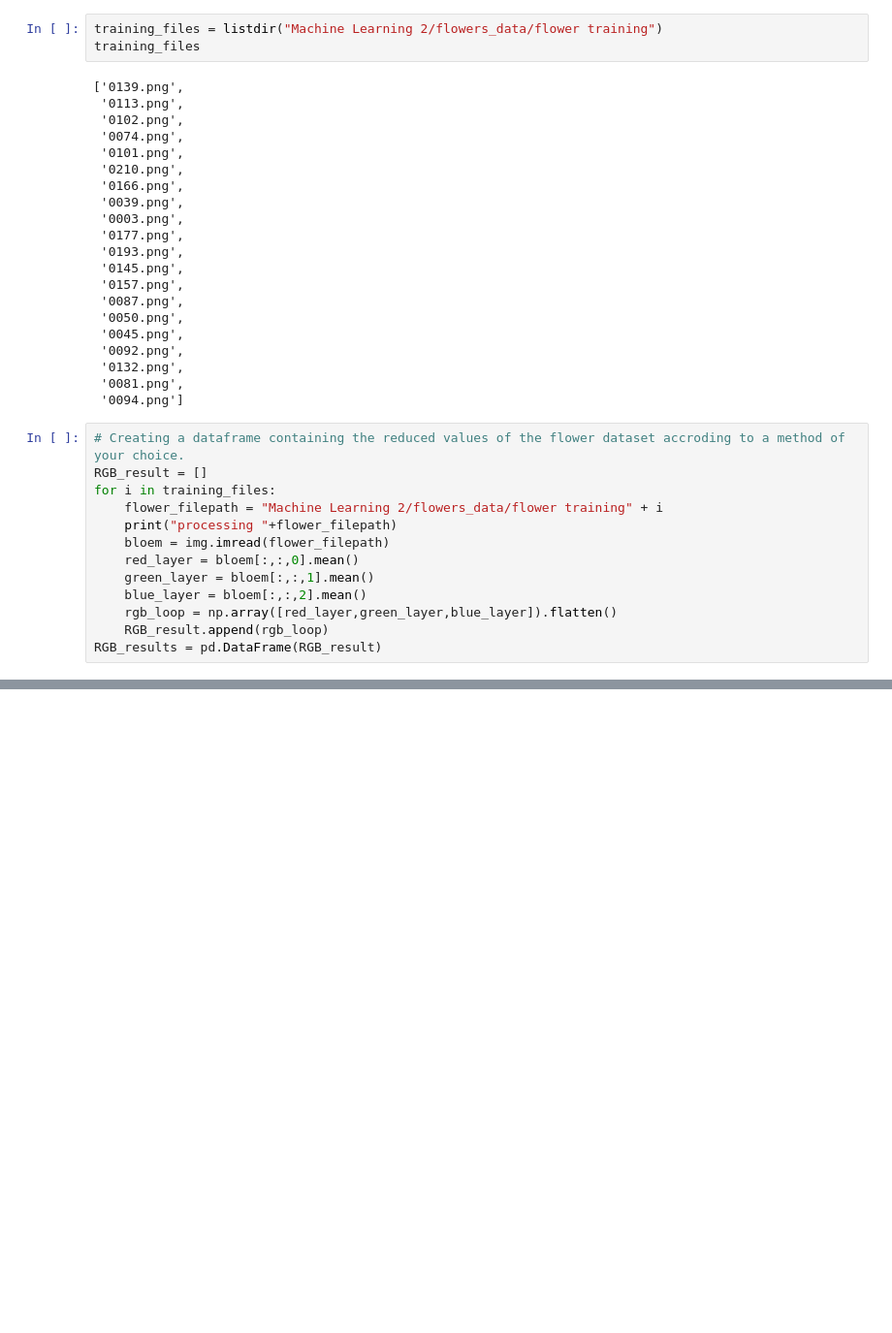
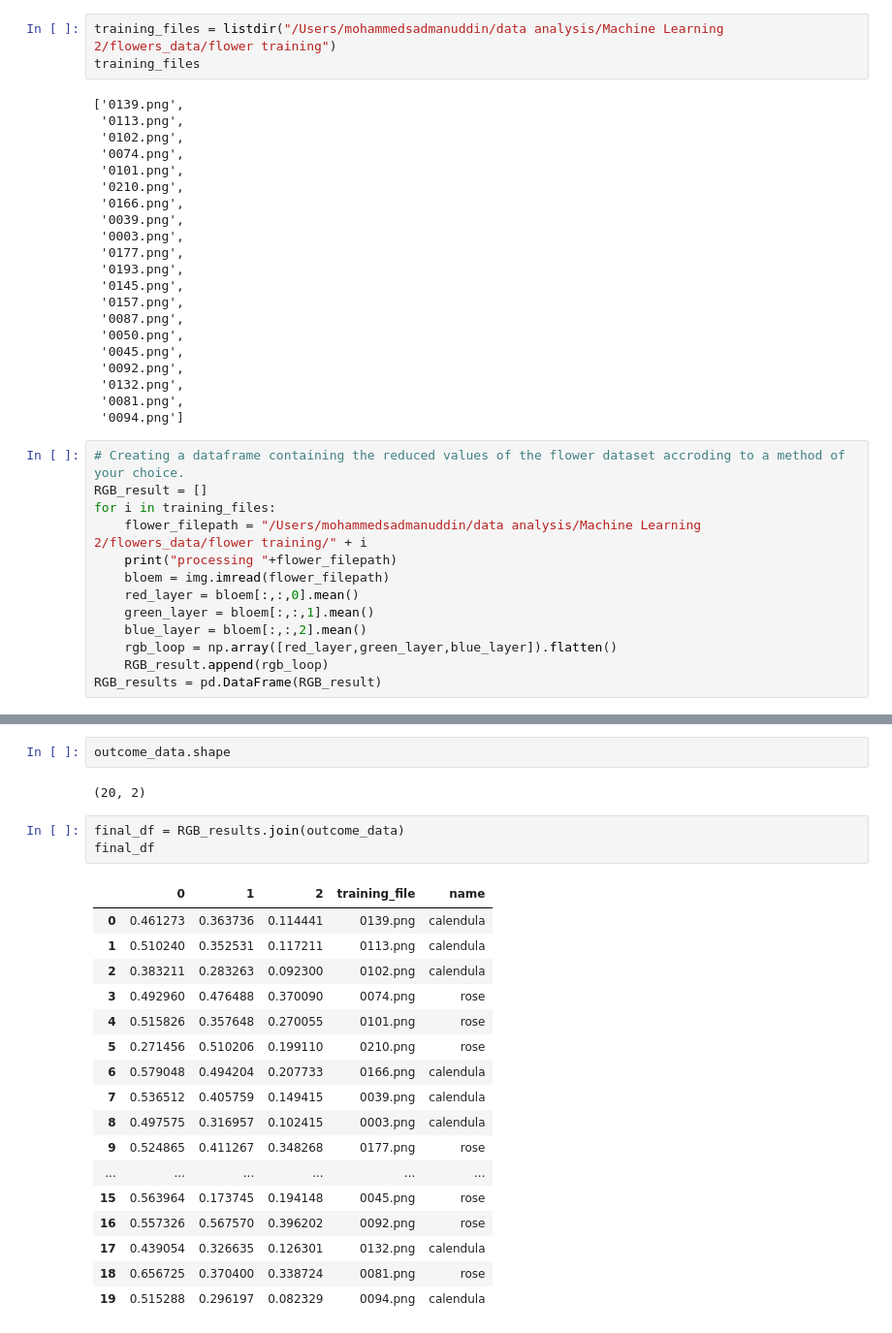
Before and after one commit to SadmanUddin/Data-analysis-and-statistics, a Jupyter notebook: Machine Learning 2/Untitled-1.ipynb, the cells around one changed output, grey strips where cells are left out. Shown at 97% size. Drawn from its saved outputs; the diff is of its cells as text; blank space fills up the shorter version.

```diff
--- a/Machine Learning 2/Untitled-1.ipynb
+++ b/Machine Learning 2/Untitled-1.ipynb
@@ -82,7 +82,7 @@ plt.imshow(flower) #only the red remains
 # %% [markdown]
 # Data preperation
 # %%
-training_files = listdir("Machine Learning 2/flowers_data/flower training")
+training_files = listdir("/Users/mohammedsadmanuddin/data analysis/Machine Learning 2/flowers_data/flower training")
 training_files
 # %% [output]
 ['0139.png',
@@ -109,7 +109,7 @@ training_files
 # Creating a dataframe containing the reduced values of the flower dataset accroding to a method of your choice.
 RGB_result = []
 for i in training_files:
-    flower_filepath = "Machine Learning 2/flowers_data/flower training" + i
+    flower_filepath = "/Users/mohammedsadmanuddin/data analysis/Machine Learning 2/flowers_data/flower training/" + i
     print("processing "+flower_filepath)
     bloem = img.imread(flower_filepath)
     red_layer = bloem[:,:,0].mean()
@@ -123,0 +203,25 @@ FileNotFoundError: [Errno 2] No such file or directory: 'Machine Learning 2/flow
+# %%
+outcome_data.shape
+# %% [output]
+(20, 2)
+# %%
+final_df = RGB_results.join(outcome_data)
+final_df
+# %% [output]
+|  | 0 | 1 | 2 | training_file | name |
+| 0 | 0.461273 | 0.363736 | 0.114441 | 0139.png | calendula |
+| 1 | 0.510240 | 0.352531 | 0.117211 | 0113.png | calendula |
+| 2 | 0.383211 | 0.283263 | 0.092300 | 0102.png | calendula |
+| 3 | 0.492960 | 0.476488 | 0.370090 | 0074.png | rose |
+| 4 | 0.515826 | 0.357648 | 0.270055 | 0101.png | rose |
+| 5 | 0.271456 | 0.510206 | 0.199110 | 0210.png | rose |
+| 6 | 0.579048 | 0.494204 | 0.207733 | 0166.png | calendula |
+| 7 | 0.536512 | 0.405759 | 0.149415 | 0039.png | calendula |
+| 8 | 0.497575 | 0.316957 | 0.102415 | 0003.png | calendula |
+| 9 | 0.524865 | 0.411267 | 0.348268 | 0177.png | rose |
+| ... | ... | ... | ... | ... | ... |
+| 15 | 0.563964 | 0.173745 | 0.194148 | 0045.png | rose |
+| 16 | 0.557326 | 0.567570 | 0.396202 | 0092.png | rose |
+| 17 | 0.439054 | 0.326635 | 0.126301 | 0132.png | calendula |
+| 18 | 0.656725 | 0.370400 | 0.338724 | 0081.png | rose |
+| 19 | 0.515288 | 0.296197 | 0.082329 | 0094.png | calendula |
```
Also changed, not shown: parts of 16 cells of this notebook.
